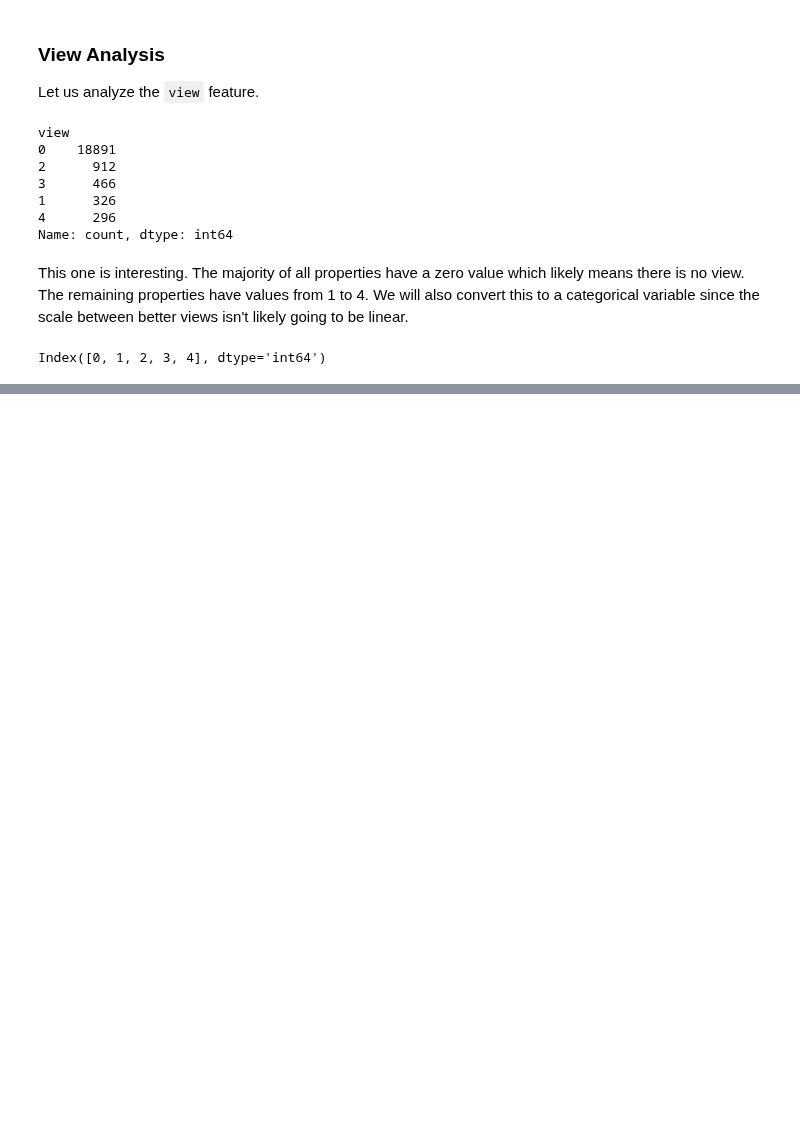
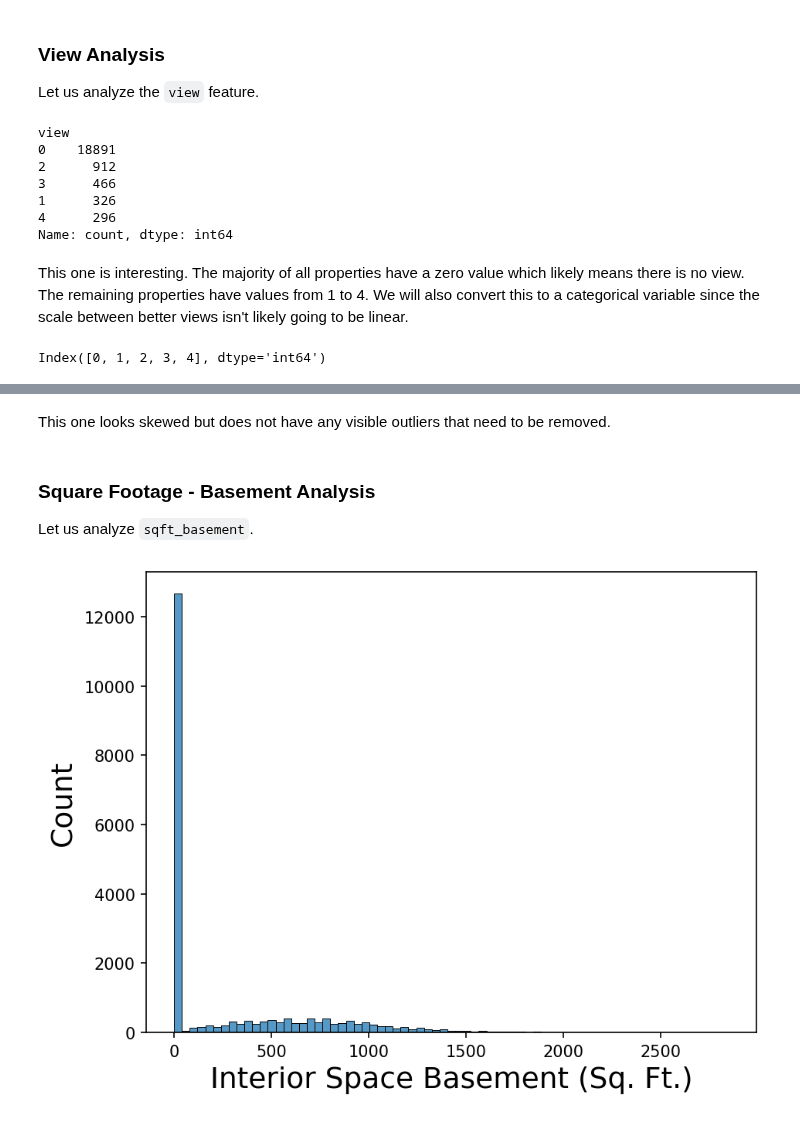
Before and after one commit to jmfb/CS5610, a Jupyter notebook: m4p4/M4 Project 4.ipynb, the cells around one changed output, grey strips where cells are left out. Saved outputs shown, nothing was run; the diff lists cells and outputs as text; code cells hidden in the pictures; blank space fills up the shorter version.

```diff
--- a/m4p4/M4 Project 4.ipynb
+++ b/m4p4/M4 Project 4.ipynb
@@ -345,0 +408,11 @@ Index([0, 1, 2, 3, 4], dtype='int64')
+# %% [markdown]
+This one looks skewed but does not have any visible outliers that need to be removed.
+# %% [markdown]
+### Square Footage - Basement Analysis
+
+Let us analyze `sqft_basement`.
+# %%
+basement_plot = sns.histplot(filtered_df.sqft_basement)
+basement_plot.set(xlabel="Interior Space Basement (Sq. Ft.)", ylabel="Count");
+# %% [output]
+[figure, added]
```
Also changed, not shown: parts of 17 cells of this notebook.
